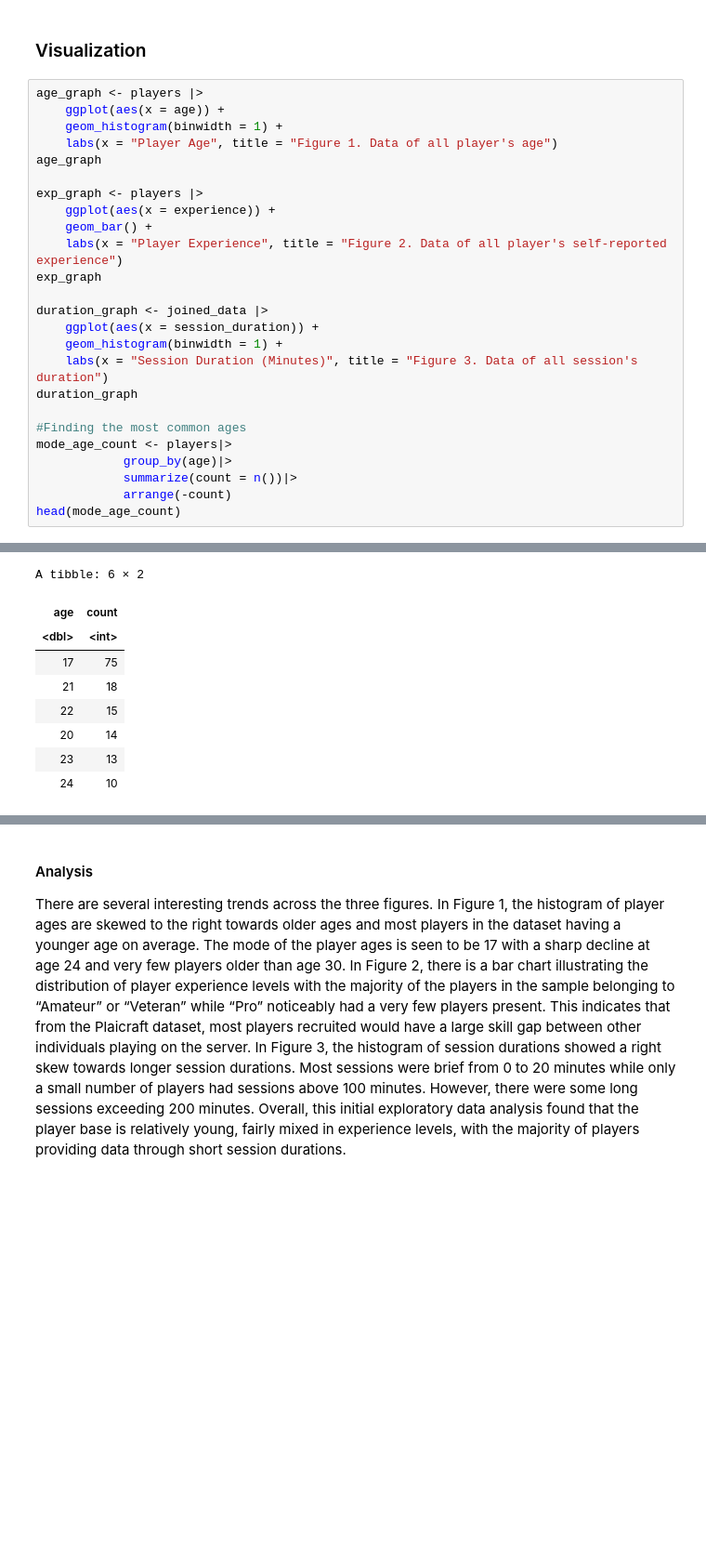
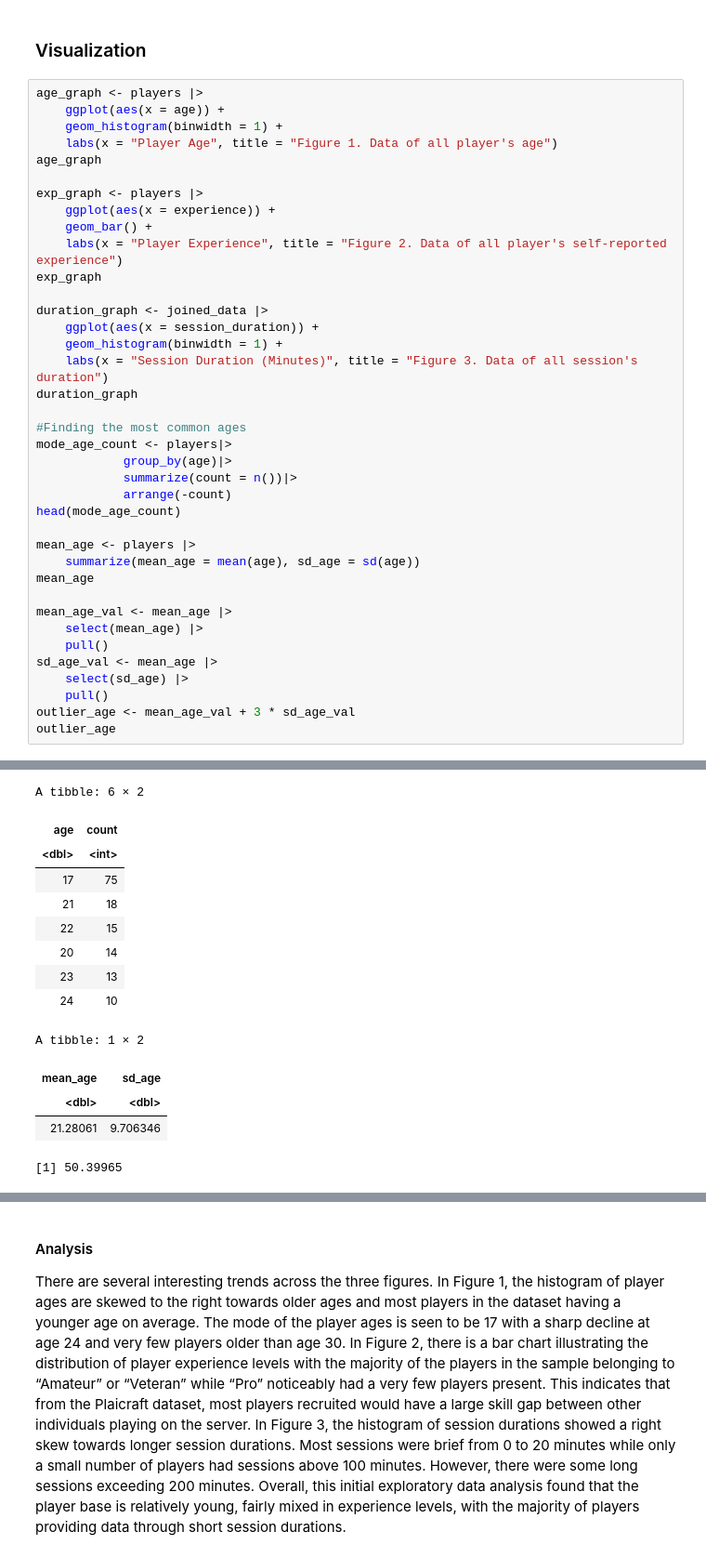
Before and after one commit to realchh/DSCI100-Group-009-22, a Jupyter notebook: Project Final Report.ipynb, the cells around one changed output, grey strips where cells are left out. Shown at 93% size. Cells and saved outputs as stored; diff of their text form; blank space fills up the shorter version.

Commit message:
outlier age

```diff
--- a/Project Final Report.ipynb
+++ b/Project Final Report.ipynb
@@ -214,33 +214,51 @@ exp_graph <- players |>
     geom_bar() +
     labs(x = "Player Experience", title = "Figure 2. Data of all player's self-reported experience")
 exp_graph
 
 duration_graph <- joined_data |>
     ggplot(aes(x = session_duration)) +
     geom_histogram(binwidth = 1) +
     labs(x = "Session Duration (Minutes)", title = "Figure 3. Data of all session's duration")
 duration_graph
 
 #Finding the most common ages
 mode_age_count <- players|>
             group_by(age)|>
             summarize(count = n())|>
             arrange(-count)
 head(mode_age_count)
+
+mean_age <- players |>
+    summarize(mean_age = mean(age), sd_age = sd(age))
+mean_age
+
+mean_age_val <- mean_age |>
+    select(mean_age) |>
+    pull()
+sd_age_val <- mean_age |>
+    select(sd_age) |>
+    pull()
+outlier_age <- mean_age_val + 3 * sd_age_val
+outlier_age
 # %% [output]
 [figure]
 Warning message:
 “Removed 2 rows containing non-finite outside the scale range (`stat_bin()`).”
 [figure]
 A tibble: 6 × 2
 | age | count |
 | <dbl> | <int> |
 | 17 | 75 |
 | 21 | 18 |
 | 22 | 15 |
 | 20 | 14 |
 | 23 | 13 |
 | 24 | 10 |
+A tibble: 1 × 2
+| mean_age | sd_age |
+| <dbl> | <dbl> |
+| 21.28061 | 9.706346 |
+[1] 50.39965
 [figure]
 # %% [markdown]
 #### Analysis
```
Also changed, not shown: parts of 5 cells of this notebook.
